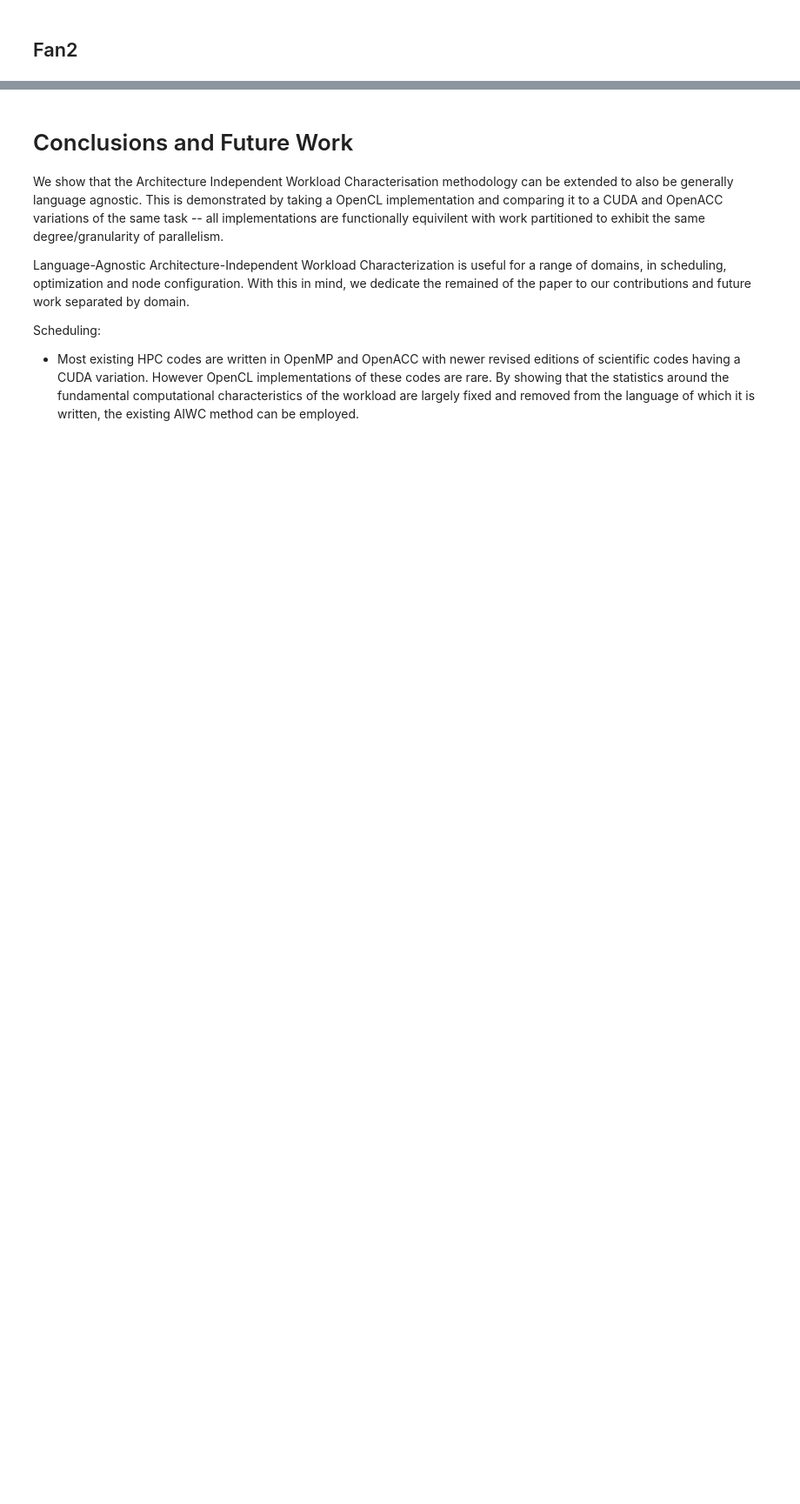
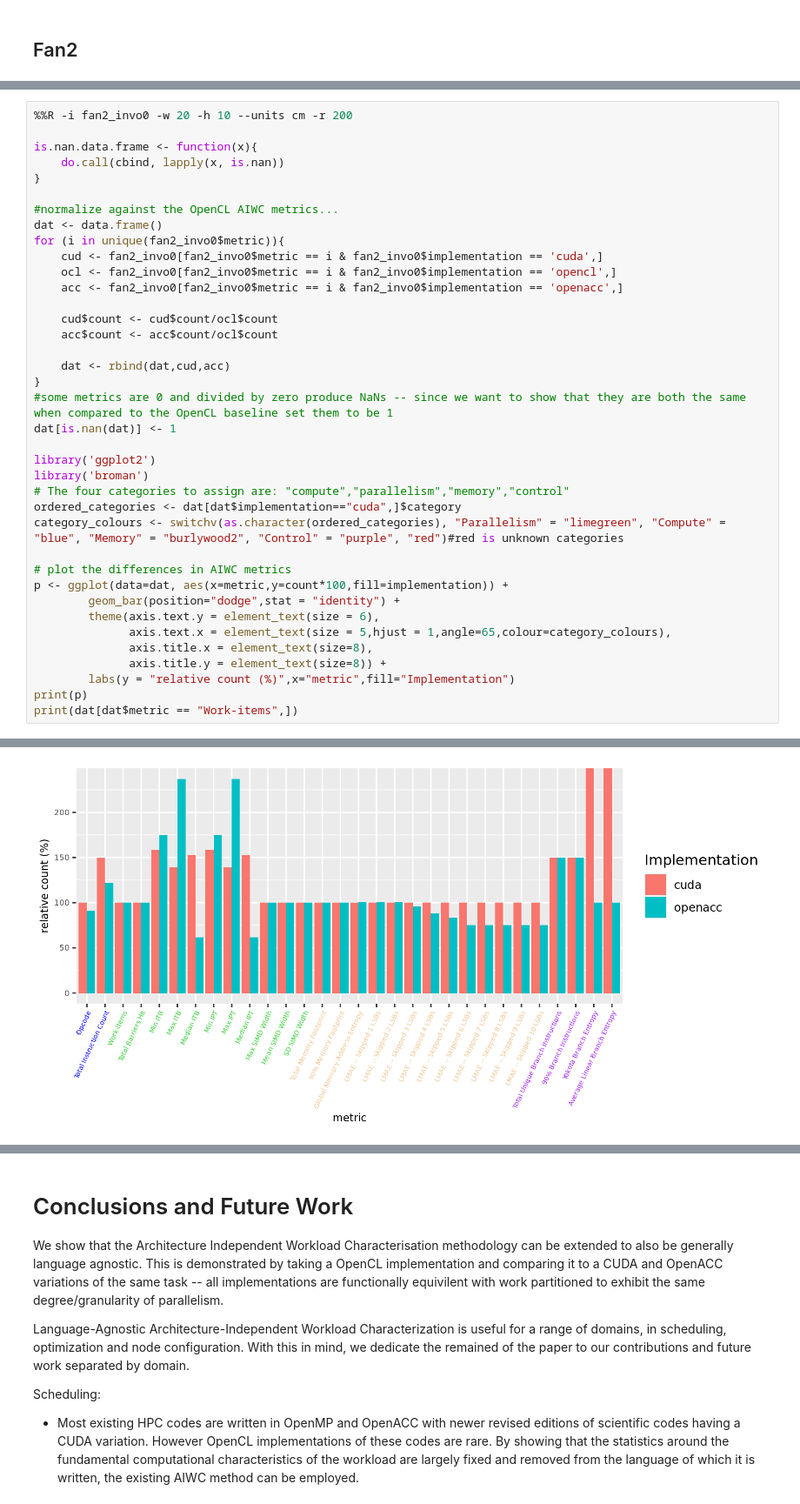
Before and after one commit to ANU-HPC/aiwc-for-the-masses, a Jupyter notebook: codes/AIWC-metric-comparison-of-Cuda-OpenACC-and-OpenCL.ipynb, the cells around one changed output, grey strips where cells are left out. Shown at 87% size. Cells and saved outputs as stored; diff of their text form; blank space fills up the shorter version.

```diff
--- a/codes/AIWC-metric-comparison-of-Cuda-OpenACC-and-OpenCL.ipynb
+++ b/codes/AIWC-metric-comparison-of-Cuda-OpenACC-and-OpenCL.ipynb
@@ -340,0 +433,39 @@ This explains why the OpenACC version contains twice the number of `90% branch i
+# %%
+%%R -i fan2_invo0 -w 20 -h 10 --units cm -r 200
+
+is.nan.data.frame <- function(x){
+    do.call(cbind, lapply(x, is.nan))
+}
+
+#normalize against the OpenCL AIWC metrics...
+dat <- data.frame()
+for (i in unique(fan2_invo0$metric)){
+    cud <- fan2_invo0[fan2_invo0$metric == i & fan2_invo0$implementation == 'cuda',]
+    ocl <- fan2_invo0[fan2_invo0$metric == i & fan2_invo0$implementation == 'opencl',]
+    acc <- fan2_invo0[fan2_invo0$metric == i & fan2_invo0$implementation == 'openacc',]
+
+    cud$count <- cud$count/ocl$count
+    acc$count <- acc$count/ocl$count
+
+    dat <- rbind(dat,cud,acc)
+}
+#some metrics are 0 and divided by zero produce NaNs -- since we want to show that they are both the same when compared to the OpenCL baseline set them to be 1
+dat[is.nan(dat)] <- 1
+
+library('ggplot2')
+library('broman')
+# The four categories to assign are: "compute","parallelism","memory","control"
+ordered_categories <- dat[dat$implementation=="cuda",]$category
+category_colours <- switchv(as.character(ordered_categories), "Parallelism" = "limegreen", "Compute" = "blue", "Memory" = "burlywood2", "Control" = "purple", "red")#red is unknown categories
+
+# plot the differences in AIWC metrics
+p <- ggplot(data=dat, aes(x=metric,y=count*100,fill=implementation)) +
+        geom_bar(position="dodge",stat = "identity") +
+        theme(axis.text.y = element_text(size = 6),
+              axis.text.x = element_text(size = 5,hjust = 1,angle=65,colour=category_colours),
+              axis.title.x = element_text(size=8),
+              axis.title.y = element_text(size=8)) +
+        labs(y = "relative count (%)",x="metric",fill="Implementation")
+print(p)
+print(dat[dat$metric == "Work-items",])
+# %% [output]
@@ -340,0 +475 @@ This explains why the OpenACC version contains twice the number of `90% branch i
+[figure, added]
```
Also changed, not shown: parts of 24 cells of this notebook, 15 other files.
